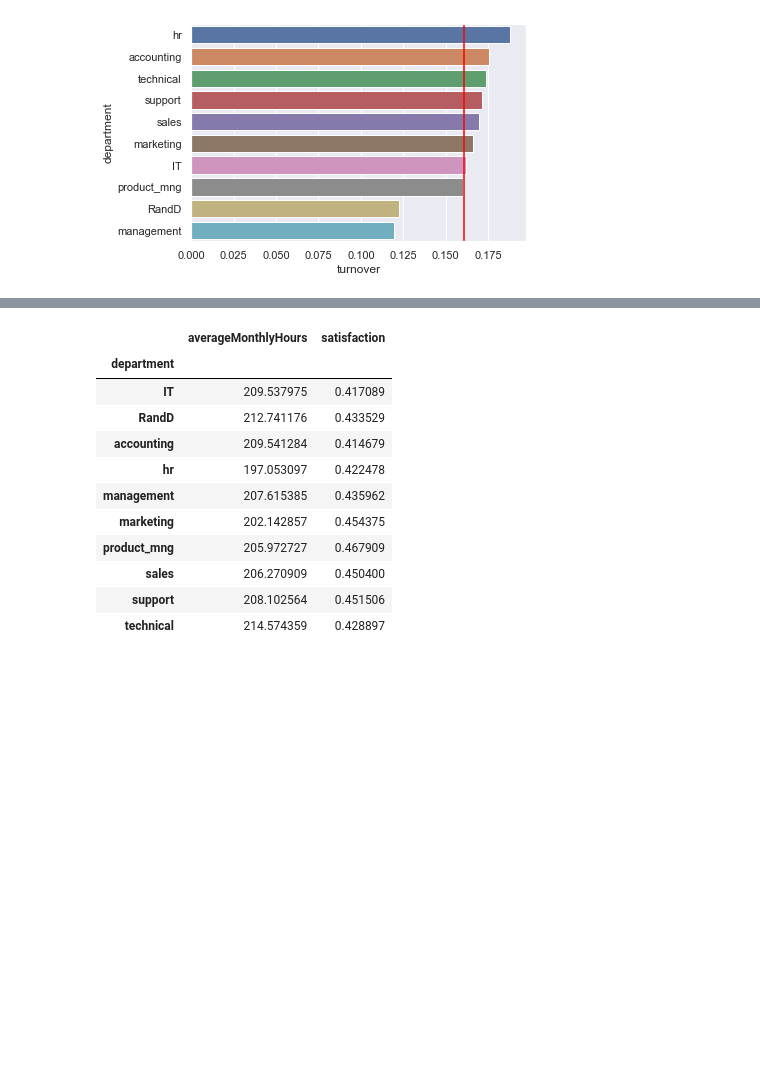
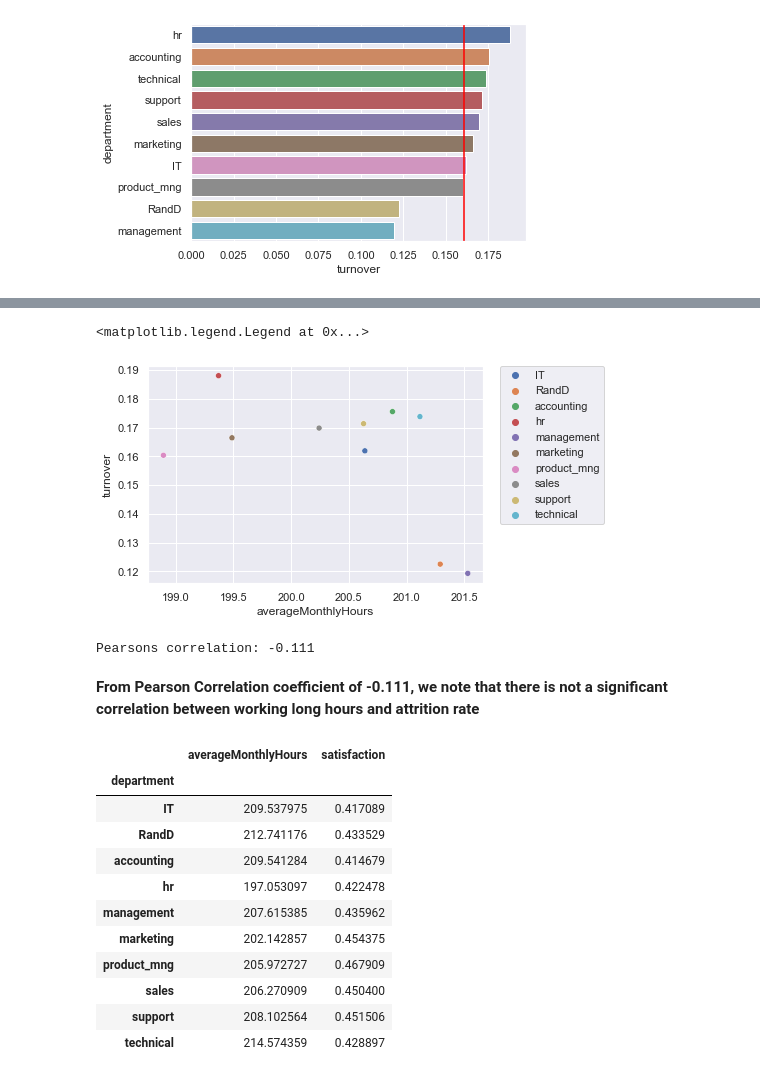
Before and after one commit to ankurdhamija83/Data-Science-Portfolio, a Jupyter notebook: Applied-ML-Models/HR-Analytics/HR-Analytics.ipynb, the cells around one changed output, grey strips where cells are left out. Drawn from its saved outputs; the diff is of its cells as text; code cells hidden in the pictures; blank space fills up the shorter version.

```diff
--- a/Applied-ML-Models/HR-Analytics/HR-Analytics.ipynb
+++ b/Applied-ML-Models/HR-Analytics/HR-Analytics.ipynb
@@ -425,3 +449,6 @@ plt.axvline(x=avgAttrition.mean(),
 # %% [output]
 <matplotlib.lines.Line2D at 0x...>
 [figure]
+# %%
+avgMonthlyHours = df.groupby(['department'])['averageMonthlyHours'].mean()
+avgMonthlyHours
@@ -428,3 +468,22 @@ plt.axvline(x=avgAttrition.mean(),
+# %%
+# Create scatterplot for avgMonthlyHours and avgAttrition
+sns.scatterplot(x=avgMonthlyHours, y=avgAttrition, hue=avgMonthlyHours.index)
+
+# Put the legend out of the figure
+plt.legend(bbox_to_anchor=(1.05, 1), loc=2, borderaxespad=0.)
+# %% [output]
+<matplotlib.legend.Legend at 0x...>
+[figure, added]
+# %%
+from scipy.stats import pearsonr
+#Calculate correlation coefficient between turnover and averageMonthlyHours
+corr, _ = pearsonr(avgMonthlyHours, avgAttrition)
+print('Pearsons correlation: %.3f' % corr)
+# %% [output]
+Pearsons correlation: -0.111
+# %% [markdown]
+**From Pearson Correlation coefficient of -0.111, we note that there is not a
+significant correlation between working long hours and attrition rate**
 # %%
 temp = df.loc[df["turnover"] == 1,:].groupby('department')['averageMonthlyHours', 'satisfaction'].mean()
 # %%
```
Also changed, not shown: parts of 107 cells of this notebook.
